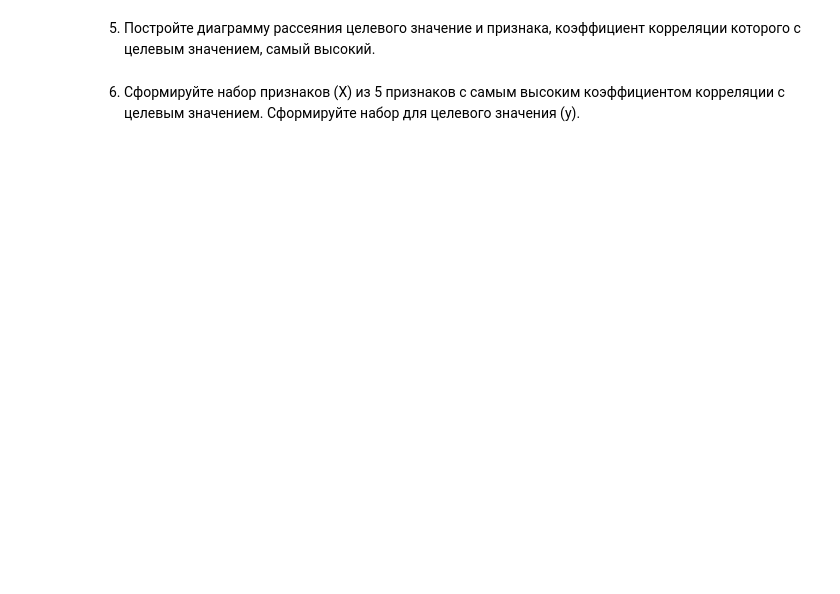
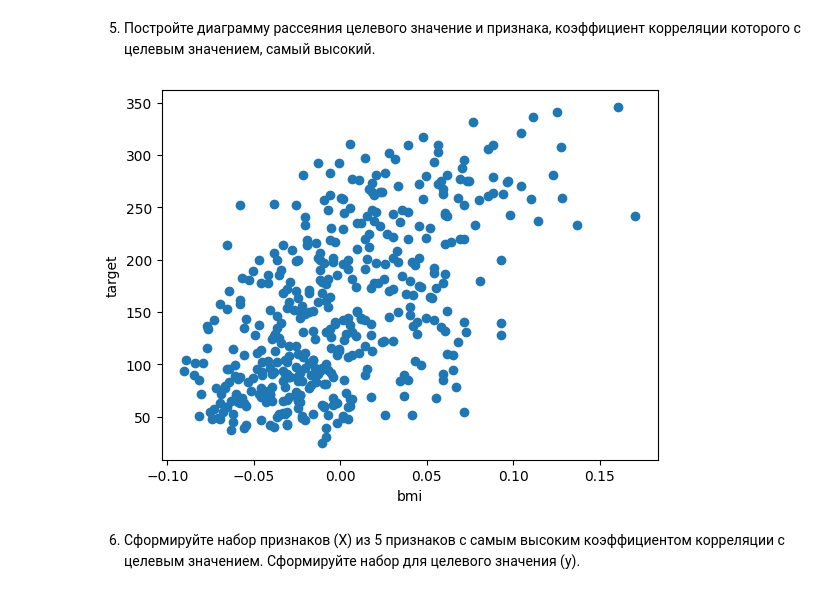
Before and after one commit to zaic-bsu/dap-2024, a Jupyter notebook: les06/lab.ipynb, the cells around one changed output. Cells and saved outputs as stored; diff of their text form; code cells hidden in the pictures; blank space fills up the shorter version.

```diff
--- a/les06/lab.ipynb
+++ b/les06/lab.ipynb
@@ -46,2 +116,15 @@ diabetes = datasets.load_diabetes()
+# %%
+X = pd.DataFrame(diabetes.data, columns=diabetes.feature_names)
+y = pd.Series(diabetes.target, name="target")
+
+correlations = X.corrwith(y)
+best_feature = correlations.abs().idxmax()
+
+plt.scatter(X[best_feature], y)
+plt.xlabel(best_feature)
+plt.ylabel("target")
+plt.show()
+# %% [output]
+[figure, added]
 # %% [markdown]
 6. Сформируйте набор признаков (X) из 5 признаков с самым высоким коэффициентом корреляции с целевым значением. Сформируйте набор для целевого значения (y).
```
Also changed, not shown: parts of 20 cells of this notebook.
